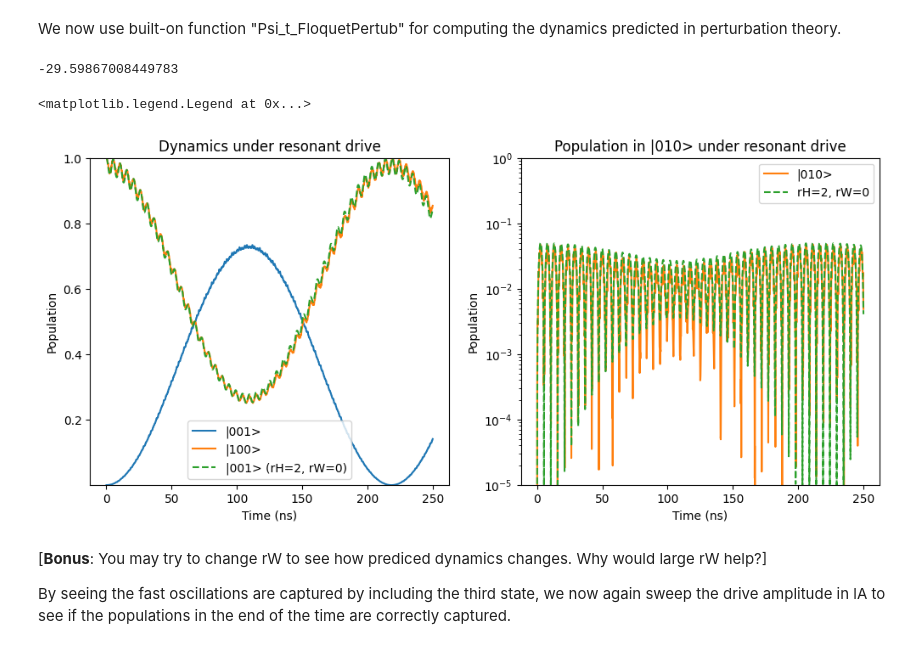
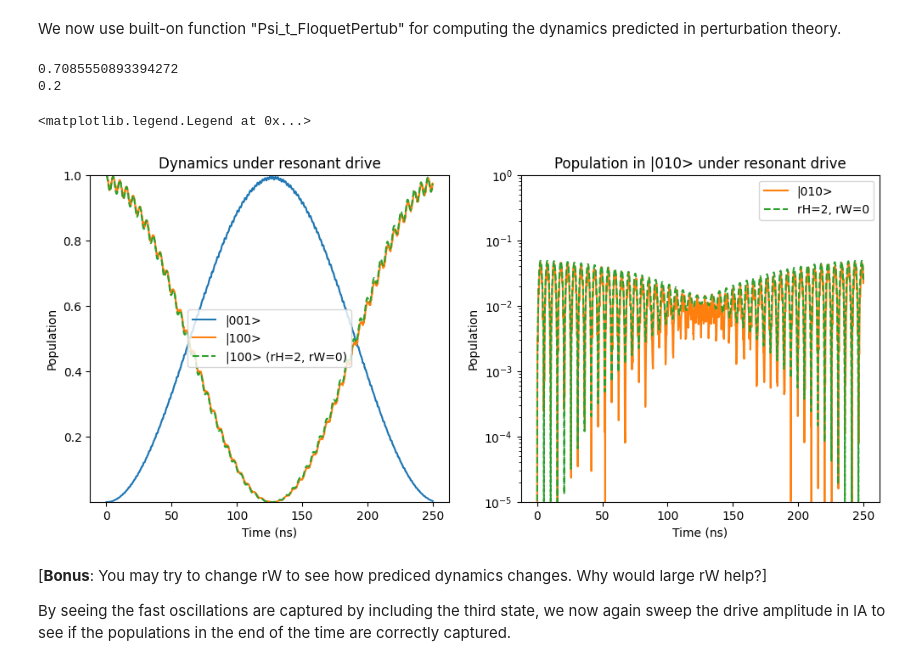
Before and after one commit to FlorianMaier04/TransmonCouplerSimulation, a Jupyter notebook: TransmonCoupler.ipynb, the cells around one changed output. Drawn from its saved outputs; the diff is of its cells as text; code cells hidden in the pictures.

```diff
--- a/TransmonCoupler.ipynb
+++ b/TransmonCoupler.ipynb
@@ -367,7 +367,7 @@ state_a = dim_q2 * dim_c  # state |100>
 state_d = 2 # state |002> # this state is at same energy as state_a at the resonant frequency
 state_b = 1  # state |001>
 state_c = dim_q2  # state |010>
-resonances = {state_a:1, state_b:0, state_d:1 ,state_c:2}
+resonances = {state_a:1, state_b:0}
 order = 2
 
 wd = sp.symbols("\\omega_{d}", real=True)
@@ -963,43 +944,46 @@ psi_t_rHeff2_rW0, W = Psi_t_FloquetPerturb(
     test_tlist,
 )
 test_fre/(2*np.pi)
-resonance_difference = resonant_condition(test_fre, test_amp, 3, state_a, state_b, evals, None, V_1_dressed_array, analytics = False)
+resonance_difference = resonant_condition(test_fre, test_amp, 3, state_a, state_b, E_array, None, V_1_dressed_array, analytics = False)
 resonance_difference
+print(test_fre/(2*np.pi))
+print(test_amp/(2*np.pi))
 # %% [output]
--29.59867008449783
+0.7085550893394272
+0.2
 # %%
 fig, ax = plt.subplots(1, 2, figsize=(12, 5))
 ax[0].plot(test_tlist, test_dynamics.expect[0], label="|001>")
 ax[0].plot(test_tlist, test_dynamics.expect[1], label="|100>")
 ax[0].plot(
     test_tlist,
     np.abs(psi_t_rHeff2_rW0[state_a, :]) ** 2,
     "--",
-    label="|001> (rH=2, rW=0)",
+    label="|100> (rH=2, rW=0)",
 )
 ax[0].set_xlabel("Time (ns)")
 ax[0].set_ylabel("Population")
 ax[0].set_title("Dynamics under resonant drive")
 ax[0].legend()
 ax[0].set_ylim(1e-3, 1)
 
 ax[1].plot(test_tlist, test_dynamics.expect[2], label="|010>", color="C1")
 ax[1].plot(
     test_tlist,
     np.abs(psi_t_rHeff2_rW0[state_c, :]) ** 2,
     "--",
     label="rH=2, rW=0",
     color="C2",
 )
 ax[1].set_ylim(1e-5, 1)
 ax[1].set_xlabel("Time (ns)")
 ax[1].set_ylabel("Population")
 ax[1].set_title("Population in |010> under resonant drive")
 ax[1].set_yscale("log")
 ax[1].legend()
 # %% [output]
 <matplotlib.legend.Legend at 0x...>
-[figure, old version]
+[figure, new version]
 # %% [markdown]
 [**Bonus**: You may try to change rW to see how prediced dynamics changes. Why would large rW help?]
 
```
Also changed, not shown: parts of 9 cells of this notebook, 10 other files.
